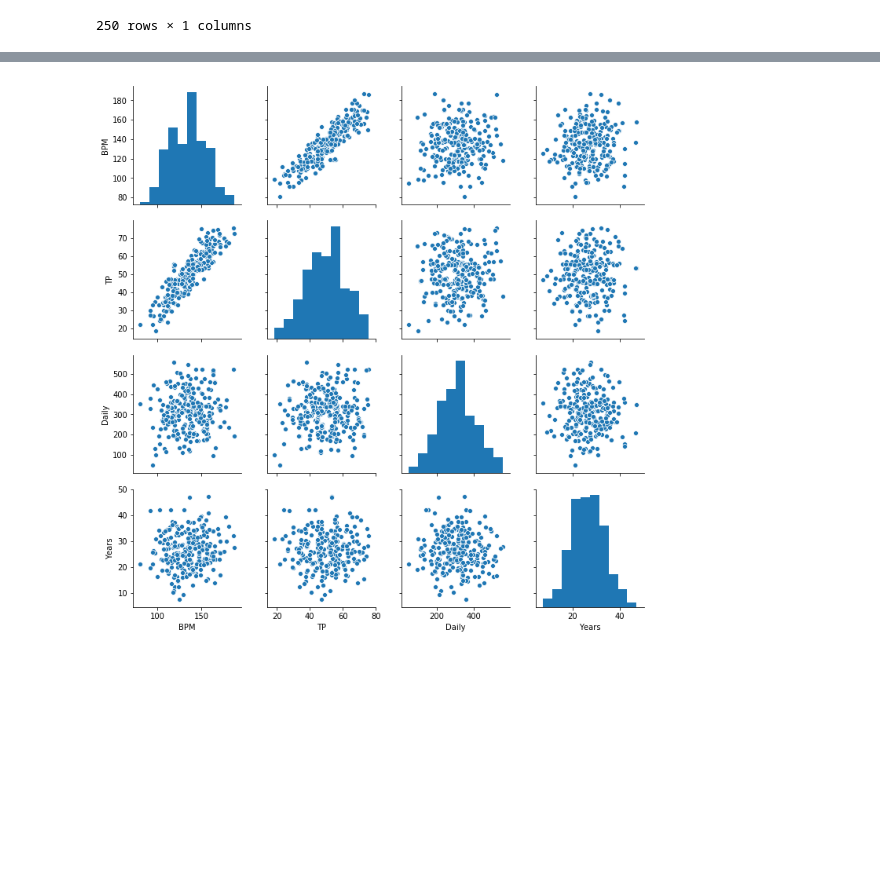
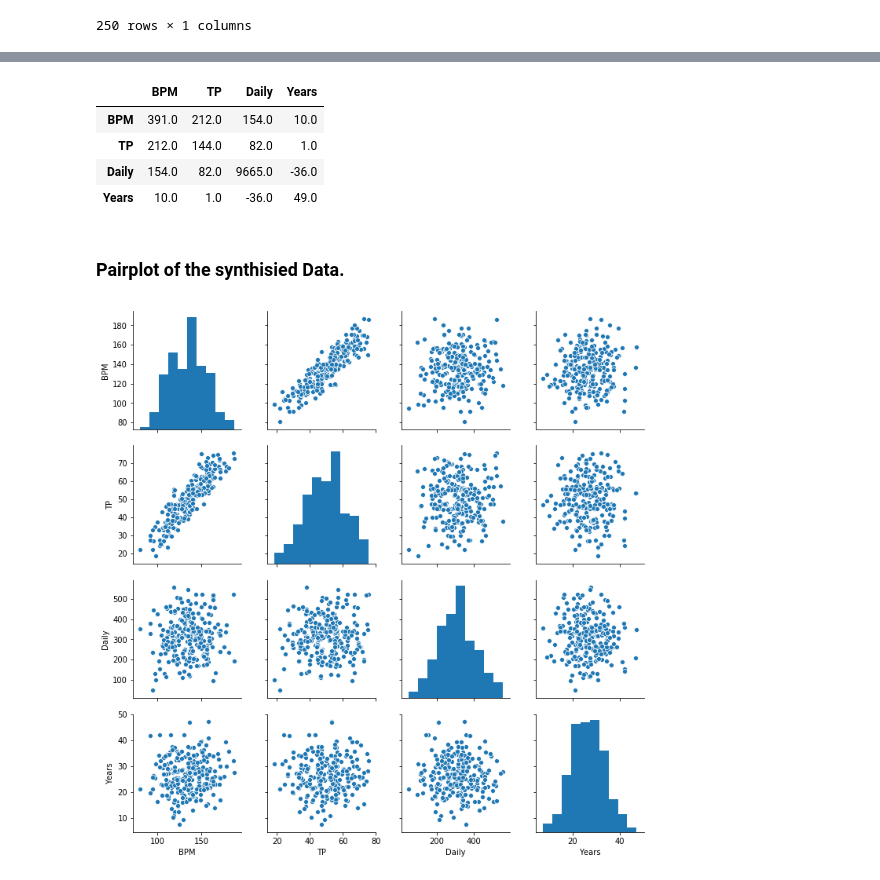
Before and after one commit to Wayne742/Programming-Project-S2, a Jupyter notebook: Programming for Data Analytics Project 2018.ipynb, the cells around one changed output, grey strips where cells are left out. Saved outputs shown, nothing was run; the diff lists cells and outputs as text; code cells hidden in the pictures; blank space fills up the shorter version.

```diff
--- a/Programming for Data Analytics Project 2018.ipynb
+++ b/Programming for Data Analytics Project 2018.ipynb
@@ -474,3 +615,14 @@ synthd
+# %%
+# Using the .cov fumction to create a Covariance matrix for the baseline DataFrame.
+synthd.cov().round() # Using the .round function. No figure in the brackets this time.
+# %% [output]
+|  | BPM | TP | Daily | Years |
+| BPM | 391.0 | 212.0 | 154.0 | 10.0 |
+| TP | 212.0 | 144.0 | 82.0 | 1.0 |
+| Daily | 154.0 | 82.0 | 9665.0 | -36.0 |
+| Years | 10.0 | 1.0 | -36.0 | 49.0 |
+# %% [markdown]
+### Pairplot of the synthisied Data.
 # %%
 i = sns.pairplot(synthd)
 # %% [output]
```
Also changed, not shown: parts of 81 cells of this notebook.
